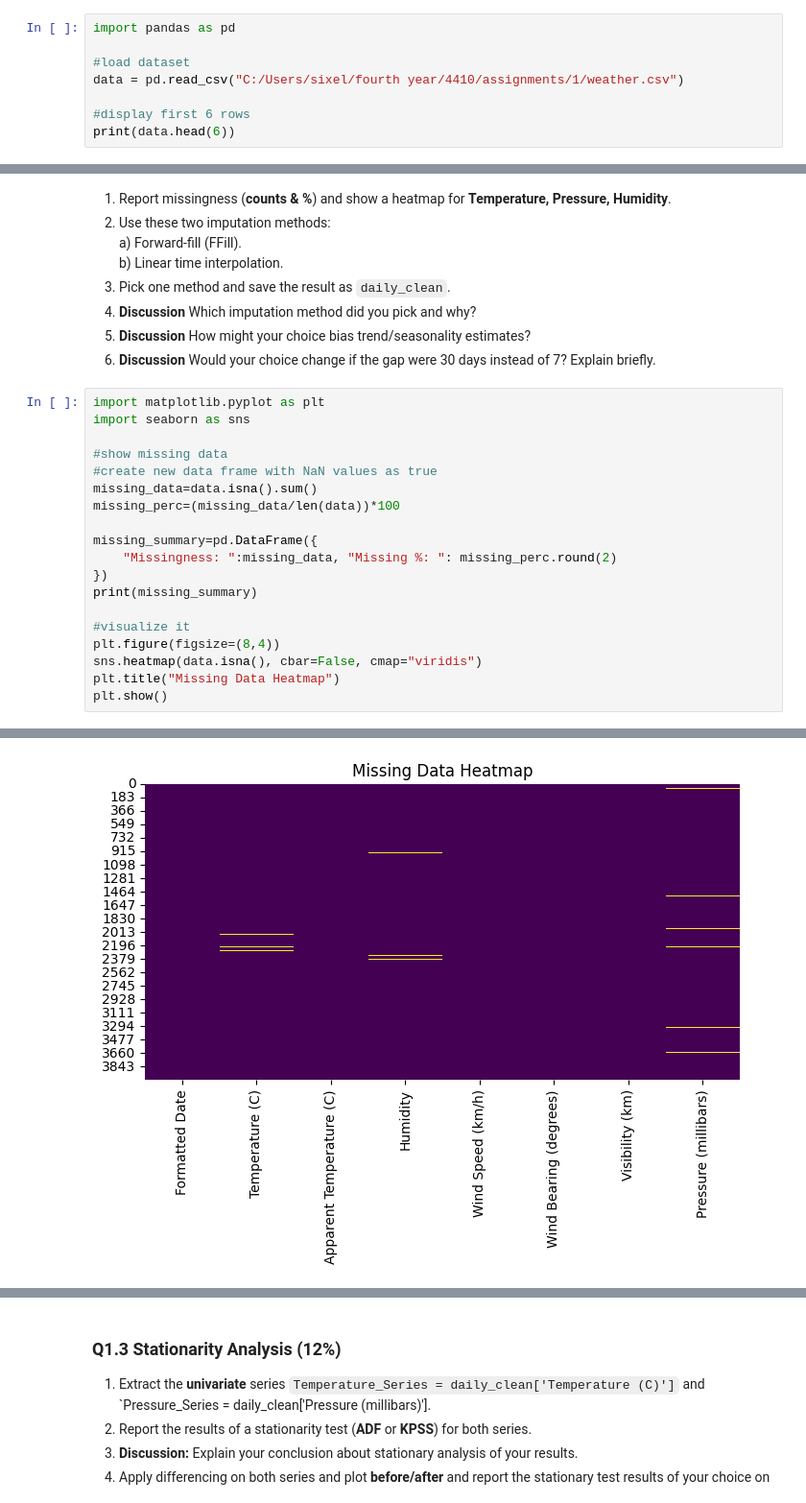
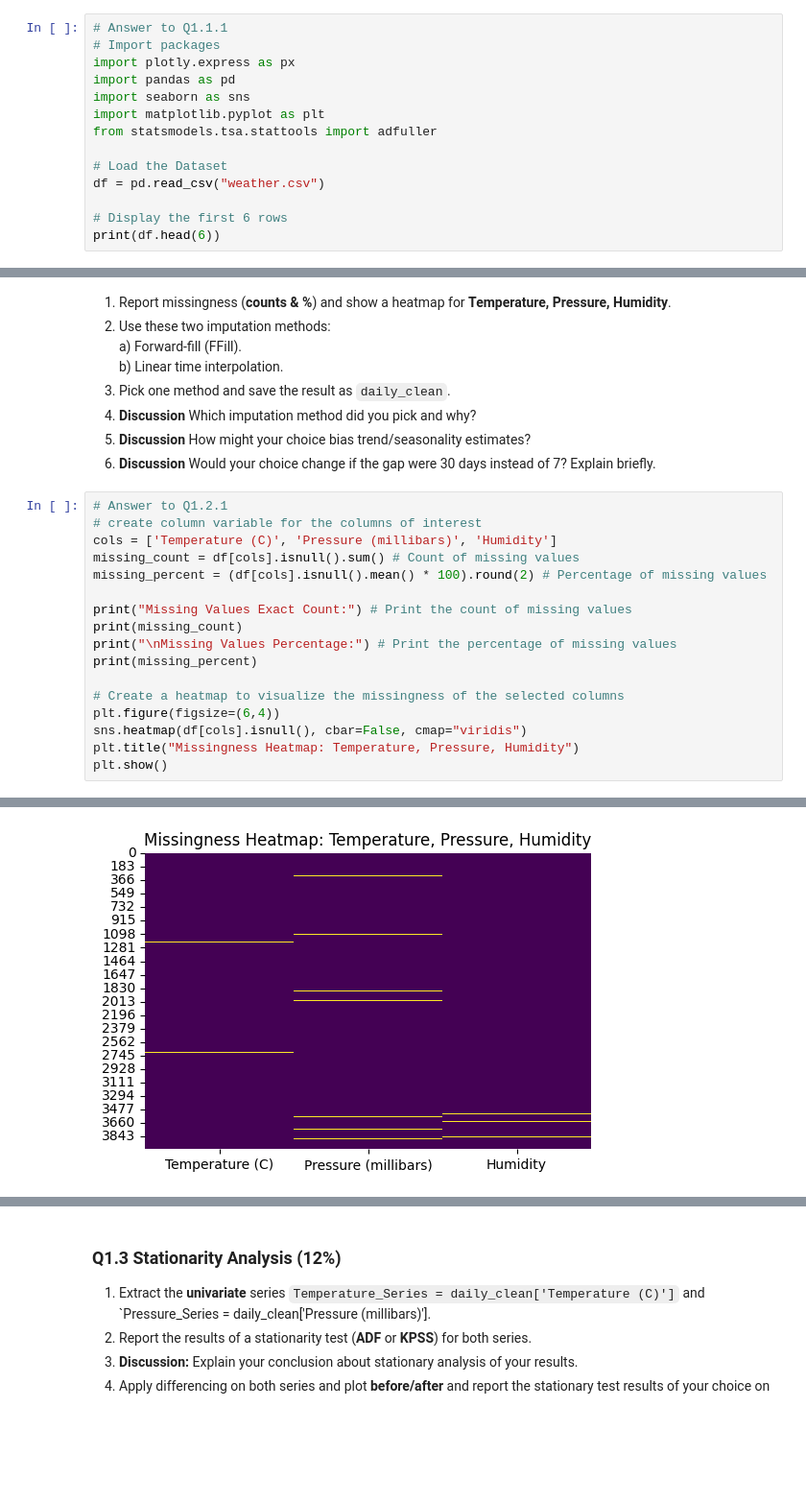
Before and after one commit to AdamDunn1437/4010_A1, a Jupyter notebook: Assignment1.ipynb, the cells around one changed output, grey strips where cells are left out. Shown at 96% size. Cells and saved outputs as stored; diff of their text form; blank space fills up the shorter version.

Commit message:
Add files via upload
First Iteration of assignment 1

```diff
--- a/Assignment1.ipynb
+++ b/Assignment1.ipynb
@@ -27,13 +27,19 @@ Follow these steps before submitting your assignment:
 1. Load the dataset and print the **first 6 rows**.
 2. Encode categorical variables (one‑hot). *(If none, report "none.")*
 # %%
+# Answer to Q1.1.1
+# Import packages
+import plotly.express as px
 import pandas as pd
+import seaborn as sns
+import matplotlib.pyplot as plt
+from statsmodels.tsa.stattools import adfuller
 
-#load dataset
-data = pd.read_csv("C:/Users/sixel/fourth year/4410/assignments/1/weather.csv")
+# Load the Dataset
+df = pd.read_csv("weather.csv")
 
-#display first 6 rows
-print(data.head(6))
+# Display the first 6 rows
+print(df.head(6))
 # %% [output]
   Formatted Date  Temperature (C)  Apparent Temperature (C)  Humidity  \
 0     2005-12-31              0.6                      -4.0      0.89
@@ -78,22 +99,20 @@ one hot encoding applied to ... ['Formatted Date']
 5. **Discussion** How might your choice bias trend/seasonality estimates?
 6. **Discussion** Would your choice change if the gap were 30 days instead of 7? Explain briefly.
 # %%
-import matplotlib.pyplot as plt
-import seaborn as sns
+# Answer to Q1.2.1
+# create column variable for the columns of interest
+cols = ['Temperature (C)', 'Pressure (millibars)', 'Humidity']
+missing_count = df[cols].isnull().sum() # Count of missing values
+missing_percent = (df[cols].isnull().mean() * 100).round(2) # Percentage of missing values
 
-#show missing data
-#create new data frame with NaN values as true
-missing_data=data.isna().sum()
-missing_perc=(missing_data/len(data))*100
+print("Missing Values Exact Count:") # Print the count of missing values
+print(missing_count)
+print("\nMissing Values Percentage:") # Print the percentage of missing values
+print(missing_percent)
 
-missing_summary=pd.DataFrame({
-    "Missingness: ":missing_data, "Missing %: ": missing_perc.round(2)
-})
-print(missing_summary)
-
-#visualize it
-plt.figure(figsize=(8,4))
-sns.heatmap(data.isna(), cbar=False, cmap="viridis")
-plt.title("Missing Data Heatmap")
+# Create a heatmap to visualize the missingness of the selected columns
+plt.figure(figsize=(6,4))
+sns.heatmap(df[cols].isnull(), cbar=False, cmap="viridis")
+plt.title("Missingness Heatmap: Temperature, Pressure, Humidity")
 plt.show()
 # %% [output]
@@ -109,2 +130,2 @@ Pressure (millibars)                 47         1.17
-[figure, old version]
+[figure, new version]
 # %%
```
Also changed, not shown: parts of 42 cells of this notebook.
